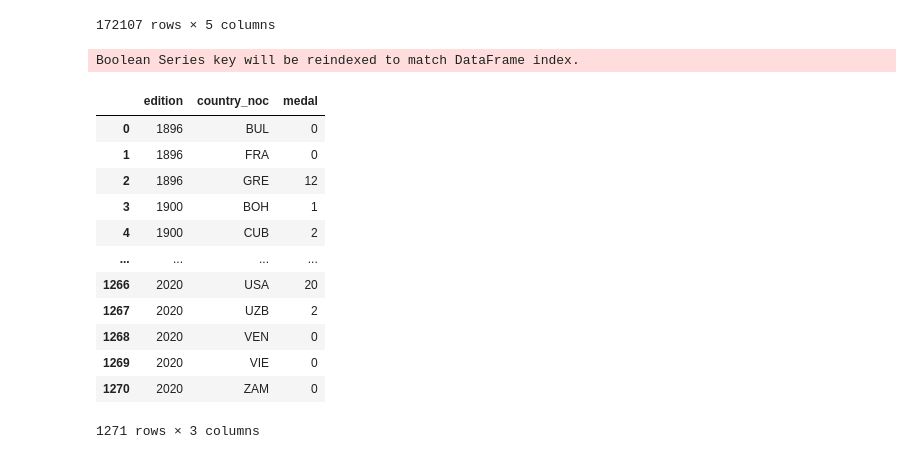
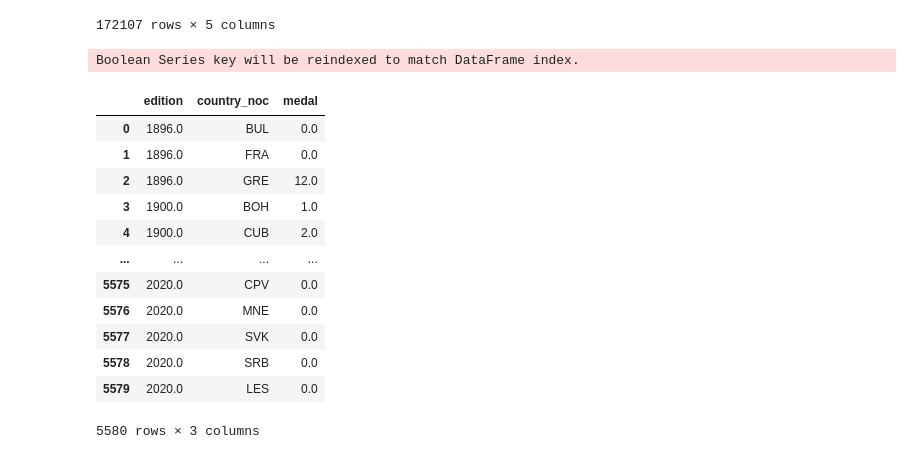
Before and after one commit to DMeneses01/VAD-Project, a Jupyter notebook: raceplot.ipynb, the cells around one changed output. Cells and saved outputs as stored; diff of their text form; code cells hidden in the pictures.

```diff
--- a/raceplot.ipynb
+++ b/raceplot.ipynb
@@ -51,23 +51,28 @@ display(athlete_results)
 # %%
 sport = "Athletics"
 
 athlete_results = athlete_results[athlete_Event_Results['sport'] == sport]
 
 df = pd.DataFrame(athlete_results.groupby(['edition','country_noc']).sum()).reset_index()
 
+for i in df['edition'].unique():
+    for j in df['country_noc'].unique():
+        if df[(df['edition'] == i) & (df['country_noc'] == j)].empty:
+            df.loc[len(df), ['edition','country_noc', 'medal']] = i, j, 0
+
 df
 # %% [output]
 Boolean Series key will be reindexed to match DataFrame index.
 |  | edition | country_noc | medal |
-| 0 | 1896 | BUL | 0 |
-| 1 | 1896 | FRA | 0 |
-| 2 | 1896 | GRE | 12 |
-| 3 | 1900 | BOH | 1 |
-| 4 | 1900 | CUB | 2 |
+| 0 | 1896.0 | BUL | 0.0 |
+| 1 | 1896.0 | FRA | 0.0 |
+| 2 | 1896.0 | GRE | 12.0 |
+| 3 | 1900.0 | BOH | 1.0 |
+| 4 | 1900.0 | CUB | 2.0 |
 | ... | ... | ... | ... |
-| 1266 | 2020 | USA | 20 |
-| 1267 | 2020 | UZB | 2 |
-| 1268 | 2020 | VEN | 0 |
-| 1269 | 2020 | VIE | 0 |
-| 1270 | 2020 | ZAM | 0 |
+| 5575 | 2020.0 | CPV | 0.0 |
+| 5576 | 2020.0 | MNE | 0.0 |
+| 5577 | 2020.0 | SVK | 0.0 |
+| 5578 | 2020.0 | SRB | 0.0 |
+| 5579 | 2020.0 | LES | 0.0 |
-1271 rows × 3 columns
+5580 rows × 3 columns
```
Also changed, not shown: parts of 4 cells of this notebook, 1 other file.
